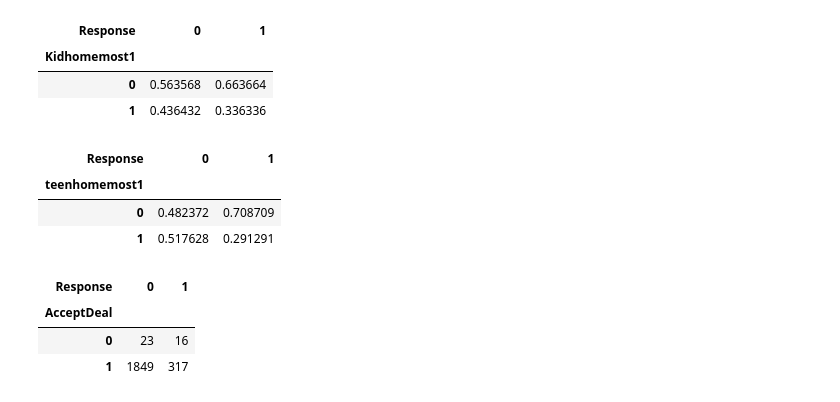
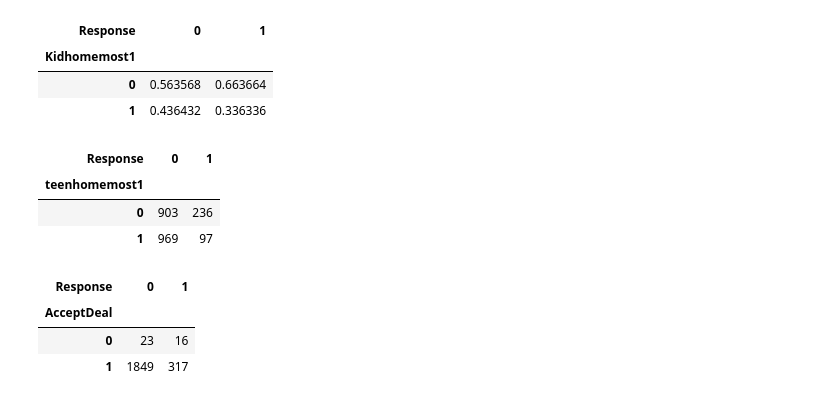
Before and after one commit to jose25050/proyectoFinalDataAnalytics, a Jupyter notebook: src/eda.ipynb, the cells around one changed output. Drawn from its saved outputs; the diff is of its cells as text; code cells hidden in the pictures.

```diff
--- a/src/eda.ipynb
+++ b/src/eda.ipynb
@@ -881,12 +912,12 @@ pd.crosstab(data_final["Kidhomemost1"],data_final["Response"],normalize= "column
 # %%
 data_final["teenhomemost1"] = np.where(data_final["Teenhome"] >= 1,1,0)
 # %%
-pd.crosstab(data_final["teenhomemost1"],data_final["Response"],normalize= "columns")
+pd.crosstab(data_final["teenhomemost1"],data_final["Response"])
 # %% [output]
 | Response | 0 | 1 |
 | teenhomemost1 |  |  |
-| 0 | 0.482372 | 0.708709 |
-| 1 | 0.517628 | 0.291291 |
+| 0 | 903 | 236 |
+| 1 | 969 | 97 |
 # %%
 ## personas que han hecho compras con descuento al menos una vez
 data_final["AcceptDeal"] = np.where(data_final["NumDealsPurchases"] != 0,1,0)
```
Also changed, not shown: parts of 13 cells of this notebook.
